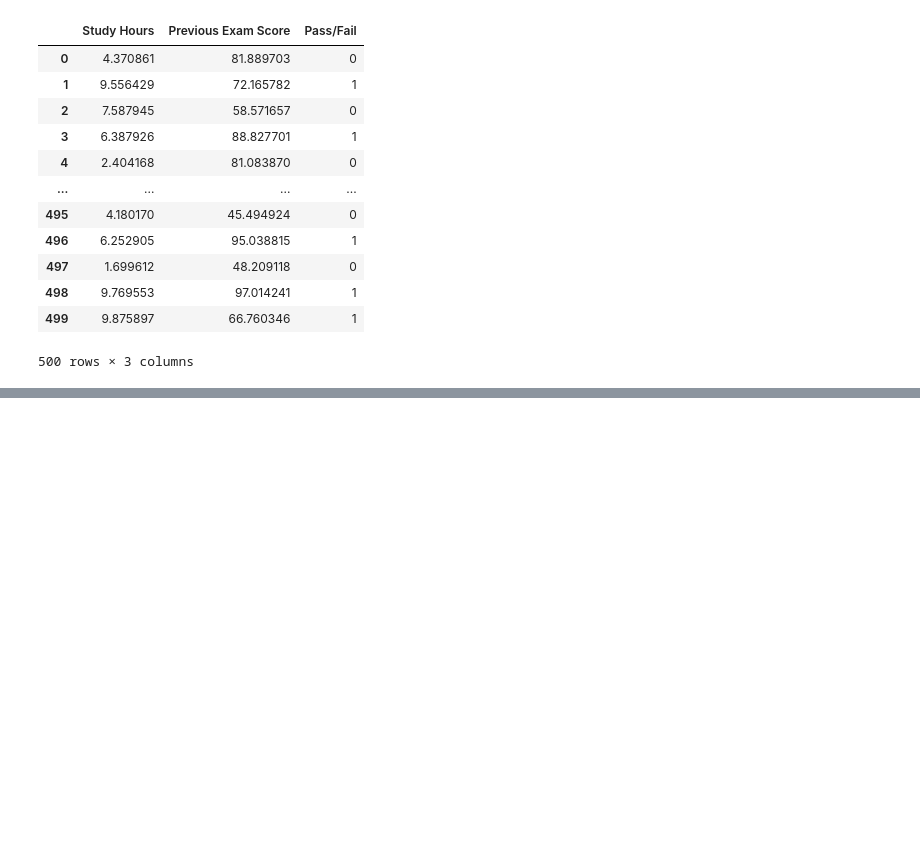
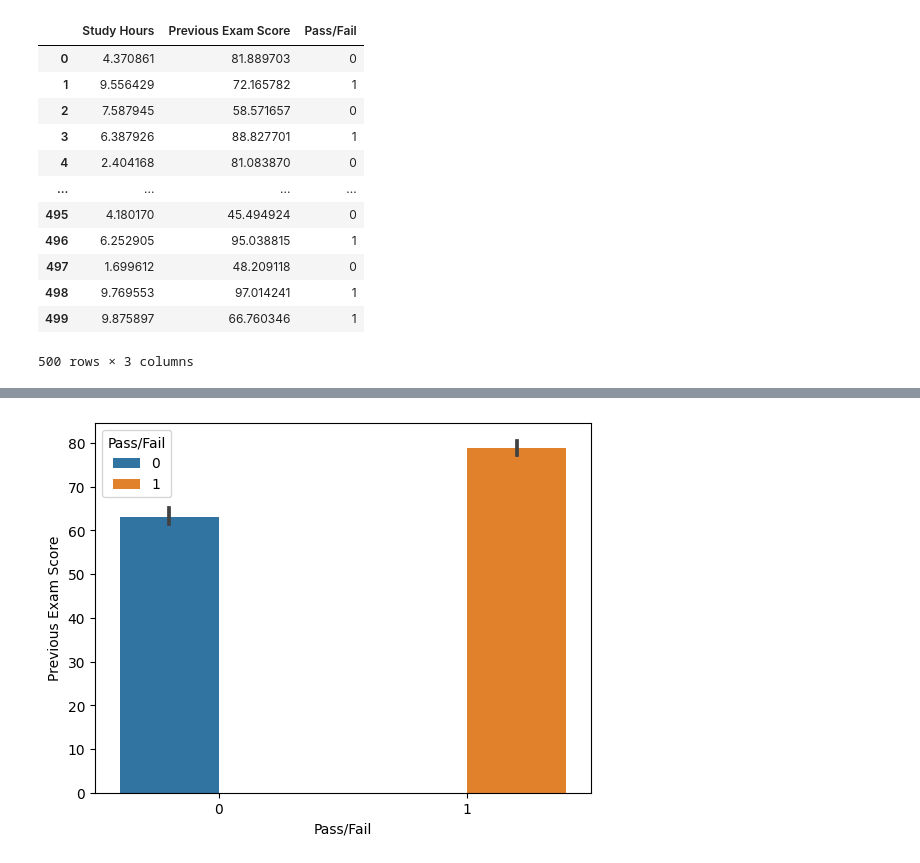
Before and after one commit to tabishqidwai98/Student-Exam-Performace-analysis, a Jupyter notebook: Analysis_model.ipynb, the cells around one changed output, grey strips where cells are left out. Saved outputs shown, nothing was run; the diff lists cells and outputs as text; code cells hidden in the pictures; blank space fills up the shorter version.

```diff
--- a/Analysis_model.ipynb
+++ b/Analysis_model.ipynb
@@ -31,0 +69,5 @@ df.plot(kind='bar')
+# %%
+sns.barplot(data= df, x = 'Pass/Fail', y = 'Previous Exam Score', hue = 'Pass/Fail')
+plt.show()
+# %% [output]
+[figure, added]
```
Also changed, not shown: parts of 23 cells of this notebook, 1 other file.
